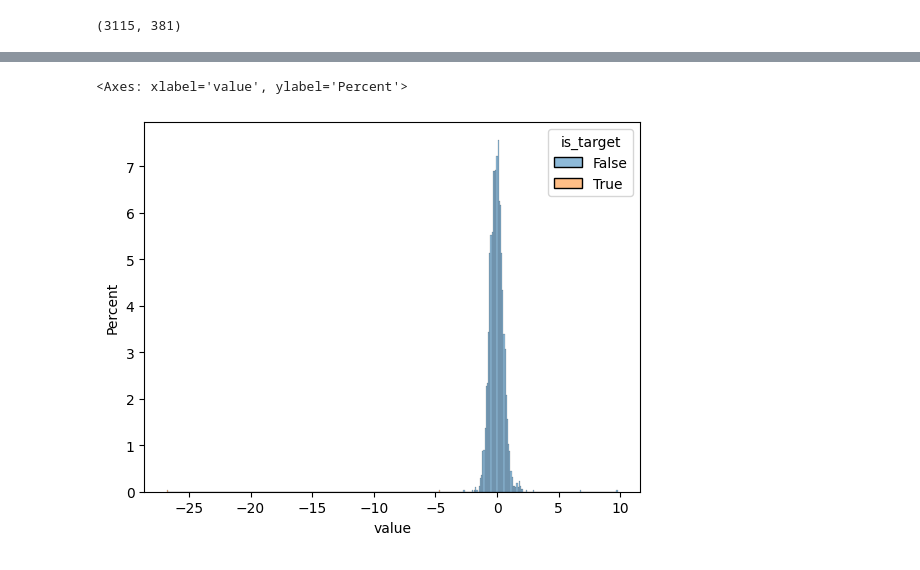
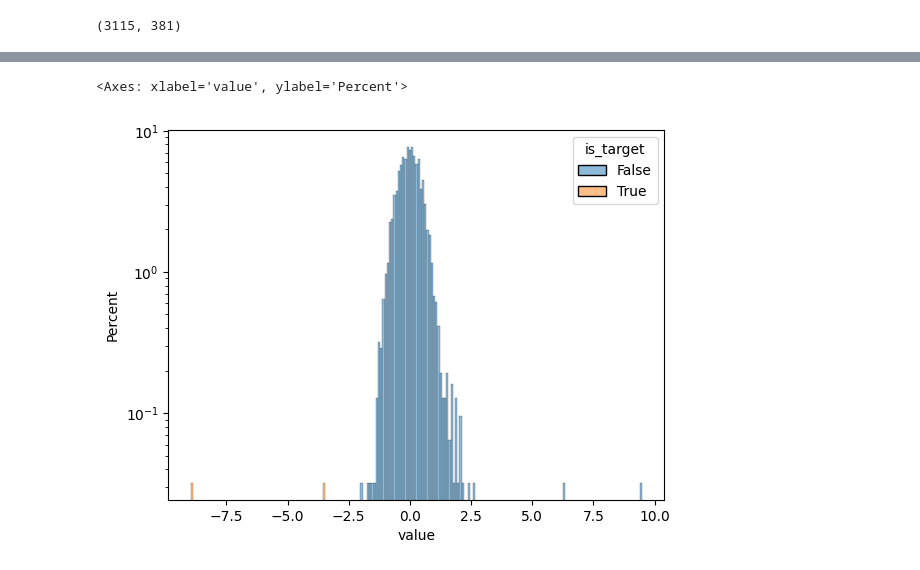
Before and after one commit to pinellolab/PerTurbo, a Jupyter notebook: docs/notebooks/gasperini_pilot.ipynb, the cells around one changed output, grey strips where cells are left out. Cells and saved outputs as stored; diff of their text form; code cells hidden in the pictures.

```diff
--- a/docs/notebooks/gasperini_pilot.ipynb
+++ b/docs/notebooks/gasperini_pilot.ipynb
@@ -258,20 +253,20 @@ significant_results
 3115 rows × 4 columns
 # %%
-sns.histplot(significant_results, hue='is_target', x='value', stat="percent")
+sns.histplot(significant_results, hue='is_target', x='value', stat="percent", log_scale=[False,True])
 # significant_results.groupby("guide").count()['gene'].sort_values().tail(20)
 # significant_results.to_excel("significant_results.xlsx")
 # # perturb_z_scores[:,gene_index].detach().cpu().numpy()
 # z_df = pd.DataFrame({'z_score': perturb_z_scores[:,gene_index],
 #                     'mean_mu': perturb_mean_lfc_mu[:,gene_index],
 #                     'disp_mu': perturb_disp_lfc_mu[:,gene_index],
 #                     'mu_p_val': perturb_p_vals[:,gene_index],
 #                     'grna': mdata_subset['grna'].var_names,})
 # # z_df.hist('mu_p_val', bins=100)
 # names[gene_index])
 # print(z_df.sort_values('mu_p_val', ascending=True).reset_index(drop=True).head(20))
 # %% [output]
 <Axes: xlabel='value', ylabel='Percent'>
-[figure, old version]
+[figure, new version]
 # %%
 for k, v in pyro.get_param_store().items():
     print(k, v.shape)
```
Also changed, not shown: parts of 9 cells of this notebook, 1 other file.
